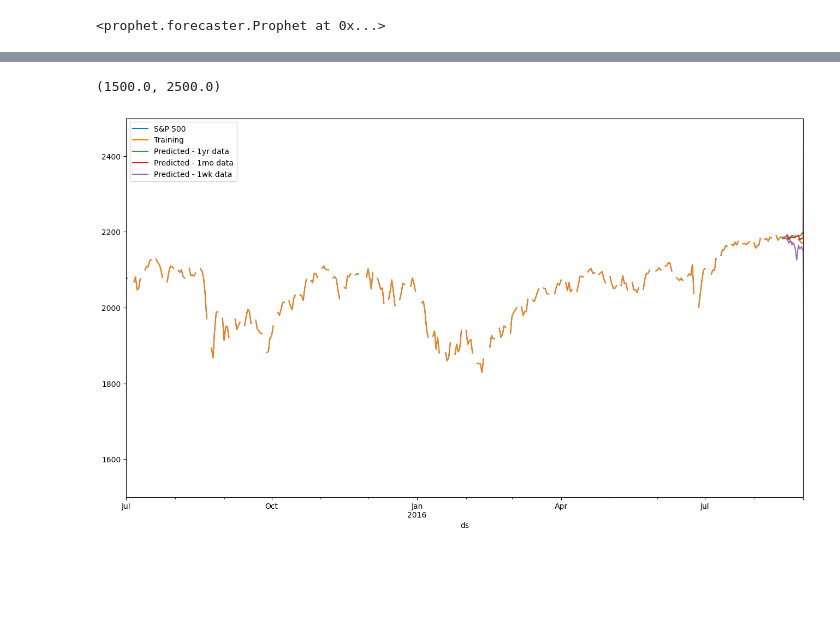
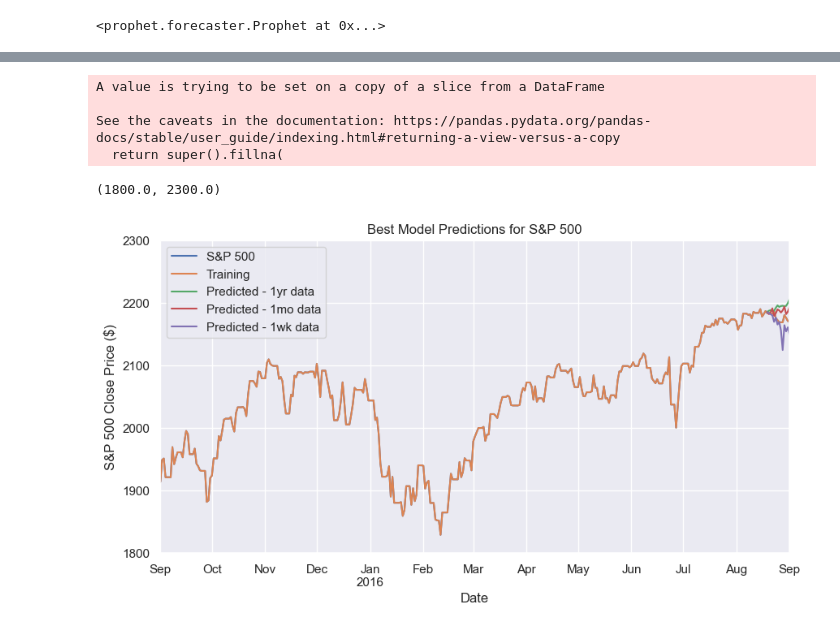
Before and after one commit to brianjhuang/datahacks-2021, a Jupyter notebook: forecastTableTest.ipynb, the cells around one changed output, grey strips where cells are left out. Saved outputs shown, nothing was run; the diff lists cells and outputs as text; code cells hidden in the pictures; blank space fills up the shorter version.

```diff
--- a/forecastTableTest.ipynb
+++ b/forecastTableTest.ipynb
@@ -36,7 +40,8 @@ cols = list(set(series['series_id'].unique()) - set(['SP500']))
 # "PCUAWHLTRAWHLTR",
 # "PCUOMFGOMFG",
 # "PCUOMINOMIN"]
-features = columnCleaner("data/observations_train.csv", columns=cols)
+features, mu, s = columnCleaner("data/observations_train.csv", columns=cols)
+cols
 # %% [output]
 Dropping Column: SOFR
 Dropping Column: DEXJPUS
@@ -269,6 +293,7 @@ INFO:prophet:Disabling daily seasonality. Run prophet with daily_seasonality=Tru
 Now Running: 6
 ... (19 outputs left out)
 # %%
+sns.set()
 perfs = pd.DataFrame(perfs, columns=['Week', 'Month', 'Year'])
 print(perfs)
 fig, ax = plt.subplots(figsize=(16, 9))
@@ -544,29 +571,37 @@ pred_yr.head()
 5 rows × 48 columns
 # %%
-fig, ax = plt.subplots(figsize=(16, 9))
+fig, ax = plt.subplots(figsize=(10, 5))
 
 # real S&P500
 pivoted = train_obs.pivot_table(values="value", index="date", columns="series_id")
 pivoted.set_index(pd.to_datetime(pivoted.index), inplace=True)
 sp500 = pivoted.loc[pivoted.index >= "2011-02-14"]['SP500']
+sp500.fillna(method="ffill", inplace=True)
 sp500.plot(ax=ax, label="S&P 500")
 
 
 #training data
 sp500.plot(ax=ax, label="Training")
 
 #predictions
 pred_yr['yhat'].plot(ax=ax, label="Predicted - 1yr data")
 pred_mo['yhat'].plot(ax=ax, label="Predicted - 1mo data")
 pred_wk['yhat'].plot(ax=ax, label="Predicted - 1wk data")
 
 
 ax.legend(loc='upper left')
-ax.set_xlim(['2015-07-01', '2016-09-01'])
-ax.set_ylim([1500, 2500])
+ax.set_xlim(['2015-09-01', '2016-09-01'])
+ax.set_xlabel("Date")
+ax.set_ylabel("S&P 500 Close Price ($)")
+ax.set_title("Best Model Predictions for S&P 500")
+ax.set_ylim([1800, 2300])
 # %% [output]
-(1500.0, 2500.0)
+A value is trying to be set on a copy of a slice from a DataFrame
+
+See the caveats in the documentation: https://pandas.pydata.org/pandas-docs/stable/user_guide/indexing.html#returning-a-view-versus-a-copy
+  return super().fillna(
+(1800.0, 2300.0)
-[figure, old version]
+[figure, new version]
 # %%
 pred_1yr = forecastTable(final_model_1yr,
                          1,
```
Also changed, not shown: parts of 12 cells of this notebook, 7 other files.
